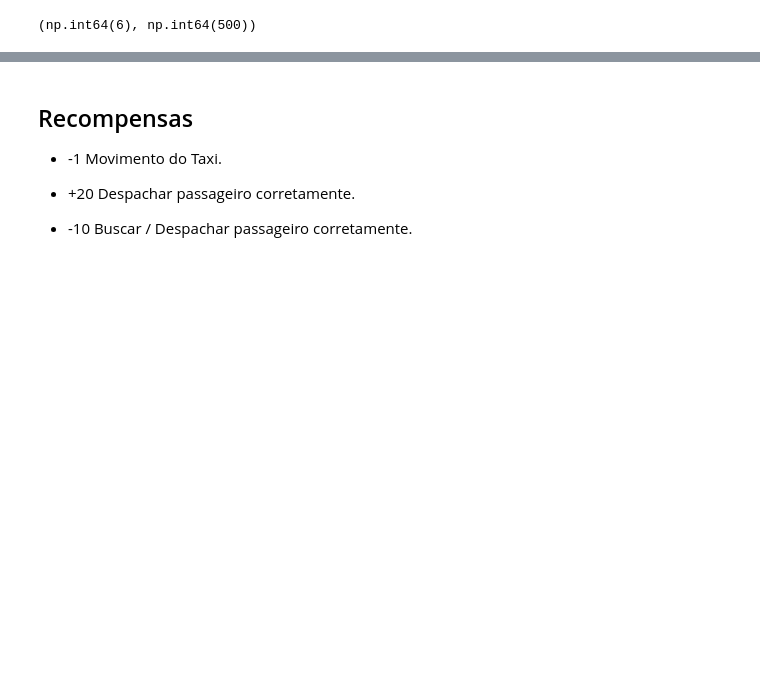
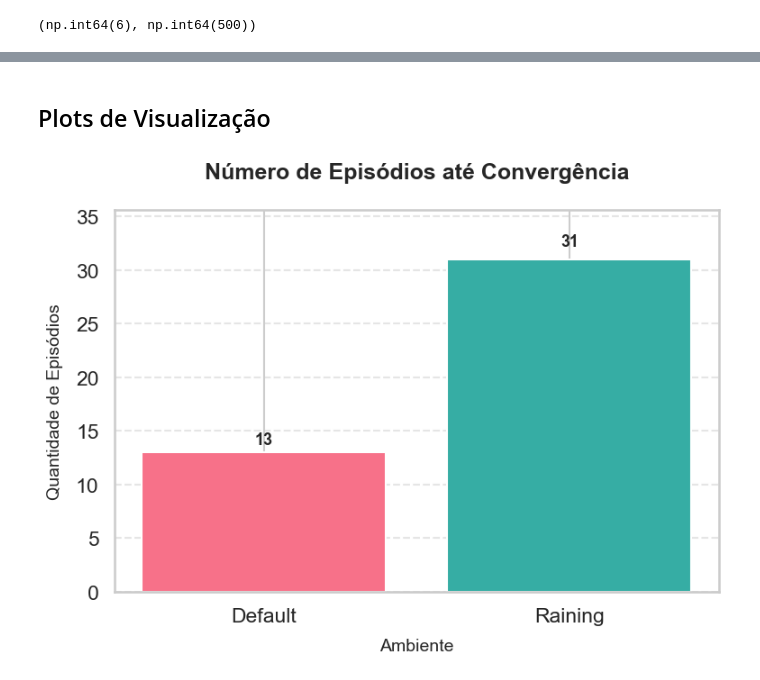
Before and after one commit to brunopdrocha/ap1_ibmec_aprendizado_reforco, a Jupyter notebook: notebook.ipynb, the cells around one changed output, grey strips where cells are left out. Cells and saved outputs as stored; diff of their text form; code cells hidden in the pictures; blank space fills up the shorter version.

Commit message:
feat: Adicao de plots para material de relatorio

```diff
--- a/notebook.ipynb
+++ b/notebook.ipynb
@@ -101,7 +108,7 @@ def aplicar_bellman(env, gamma=0.9, theta=1e-6):
                 q_sa = 0
                 for prob, next_state, reward, done in env.unwrapped.P[s][a]:
                     q_sa += prob * (reward + gamma * V[next_state] * (not done))
-                    #print(f"Estado: {s}, Ação: {a}, Próximo Estado: {next_state}, Recompensa: {reward}, Probabilidade: {prob}, Done: {done}")
+                    # print(f"Estado: {s}, Ação: {a}, Próximo Estado: {next_state}, Recompensa: {reward}, Probabilidade: {prob}, Done: {done}")
                 values.append(q_sa)
             V[s] = max(values)
             delta = max(delta, abs(v - V[s]))
@@ -112,7 +119,7 @@ def aplicar_bellman(env, gamma=0.9, theta=1e-6):
         V, delta = bellman_update(V)
         iter_count += 1
         history.append({
-            "Iteração": iter_count,
+            "Episodio": iter_count,
             "Valor Médio": np.mean(V),
             "Valor Máximo": np.max(V),
             "Delta": delta,
@@ -124,12 +131,13 @@ def aplicar_bellman(env, gamma=0.9, theta=1e-6):
             break
 
     df = pd.DataFrame(history)
-    return V, df
+    display(df.head(n=50))
+    return df
 # %%
 print("Aplicando Bellman ao ambiente padrão...")
-V_default, df_default = aplicar_bellman(env_default)
+df_default = aplicar_bellman(env_default)
 
 print("Aplicando Bellman ao ambiente com chuva...")
-V_raining, df_raining = aplicar_bellman(env_raining)
+df_raining = aplicar_bellman(env_raining)
 # %% [output]
 Aplicando Bellman ao ambiente padrão...
@@ -140,8 +176,51 @@ Aplicando Bellman ao ambiente com chuva...
-# %% [markdown]
-## Recompensas
-
-- -1 Movimento do Taxi.
-
-- +20 Despachar passageiro corretamente.
-
-- -10 Buscar / Despachar passageiro corretamente.
+# %% [markdown]
+## Plots de Visualização
+# %%
+# Configurações visuais consistentes
+sns.set_theme(style="whitegrid", context="talk")
+
+# Paleta suave e equilibrada (husl)
+palette = sns.color_palette("husl", n_colors=2)
+
+# Criação do gráfico
+plt.figure(figsize=(8, 6))
+bars = plt.bar(
+    ["Default", "Raining"],
+    [len(df_default), len(df_raining)],
+    color=palette
+)
+
+# Título e rótulos
+plt.title(
+    "Número de Episódios até Convergência",
+    fontsize=18,
+    pad=25,
+    weight="bold",
+    loc="center"
+)
+plt.xlabel("Ambiente", fontsize=14, labelpad=10)
+plt.ylabel("Quantidade de Episódios", fontsize=14, labelpad=10)
+
+# Ajuste no espaçamento dos rótulos acima das barras
+for bar in bars:
+    height = bar.get_height()
+    plt.text(
+        bar.get_x() + bar.get_width() / 2,
+        height + (0.03 * height),  # pequeno espaçamento vertical
+        f'{int(height)}',
+        ha='center',
+        va='bottom',
+        fontsize=13,
+        fontweight="bold",
+
+    )
+
+# Grade horizontal discreta
+plt.grid(axis="y", linestyle="--", alpha=0.5)
+
+# Margem superior adicional para evitar corte visual
+plt.margins(y=0.15)
+plt.tight_layout()
+plt.show()
+# %% [output]
+[figure, added]
```
Also changed, not shown: parts of 6 cells of this notebook.
